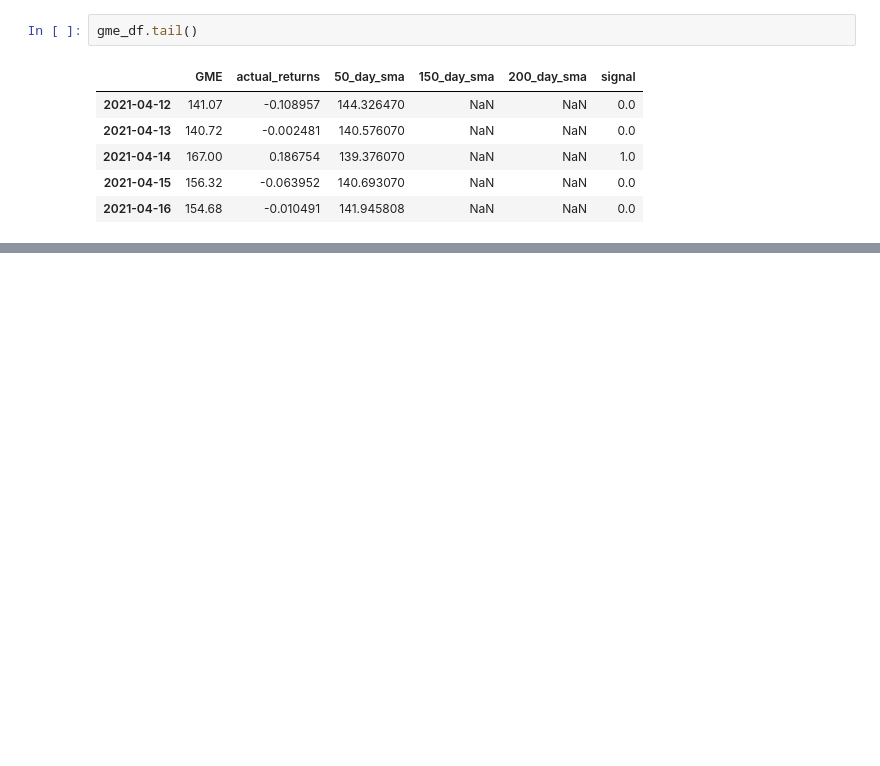
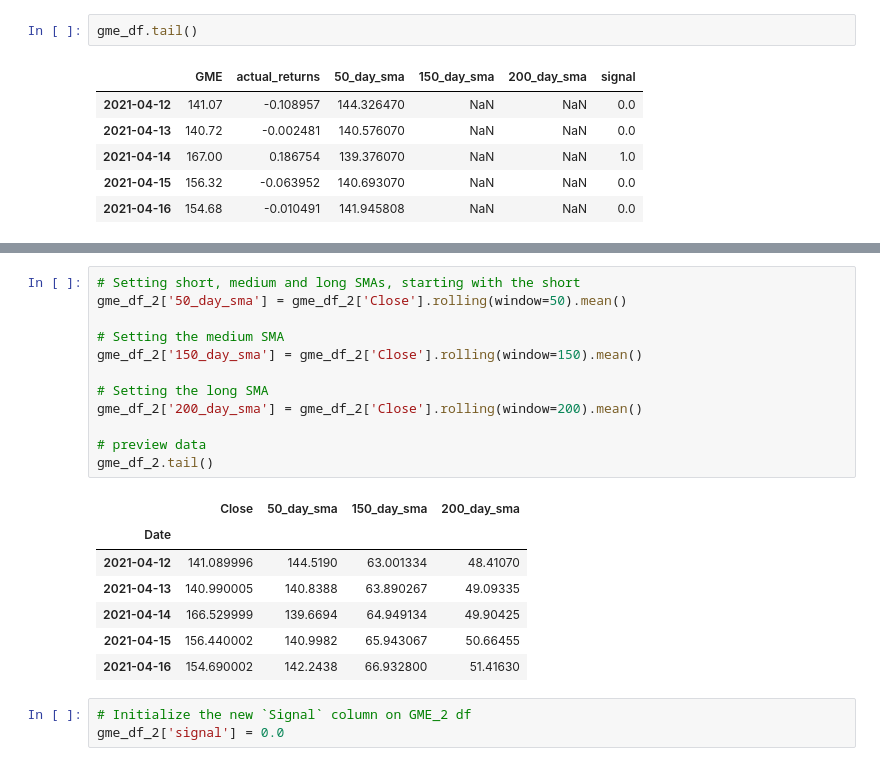
Before and after one commit to billysco/sentiment_analysis, a Jupyter notebook: prices_from_alpaca.ipynb, the cells around one changed output, grey strips where cells are left out. Drawn from its saved outputs; the diff is of its cells as text; blank space fills up the shorter version.

```diff
--- a/prices_from_alpaca.ipynb
+++ b/prices_from_alpaca.ipynb
@@ -196,0 +240,23 @@ gme_df.tail()
+# %%
+# Setting short, medium and long SMAs, starting with the short
+gme_df_2['50_day_sma'] = gme_df_2['Close'].rolling(window=50).mean()
+
+# Setting the medium SMA
+gme_df_2['150_day_sma'] = gme_df_2['Close'].rolling(window=150).mean()
+
+# Setting the long SMA
+gme_df_2['200_day_sma'] = gme_df_2['Close'].rolling(window=200).mean()
+
+# preview data
+gme_df_2.tail()
+# %% [output]
+|  | Close | 50_day_sma | 150_day_sma | 200_day_sma |
+| Date |  |  |  |  |
+| 2021-04-12 | 141.089996 | 144.5190 | 63.001334 | 48.41070 |
+| 2021-04-13 | 140.990005 | 140.8388 | 63.890267 | 49.09335 |
+| 2021-04-14 | 166.529999 | 139.6694 | 64.949134 | 49.90425 |
+| 2021-04-15 | 156.440002 | 140.9982 | 65.943067 | 50.66455 |
+| 2021-04-16 | 154.690002 | 142.2438 | 66.932800 | 51.41630 |
+# %%
+# Initialize the new `Signal` column on GME_2 df
+gme_df_2['signal'] = 0.0
```
Also changed, not shown: parts of 7 cells of this notebook.
